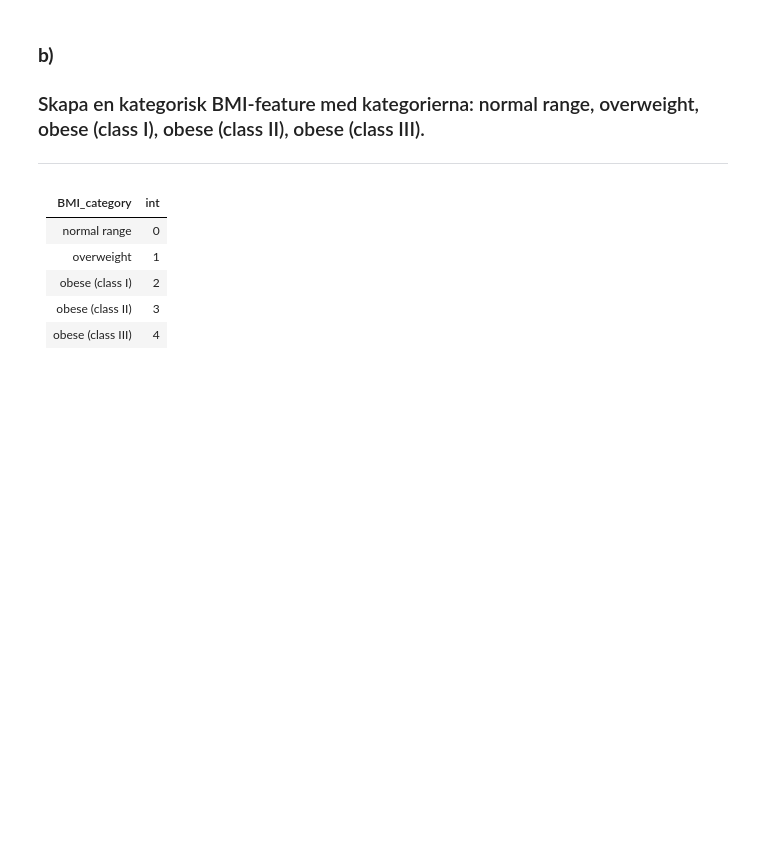
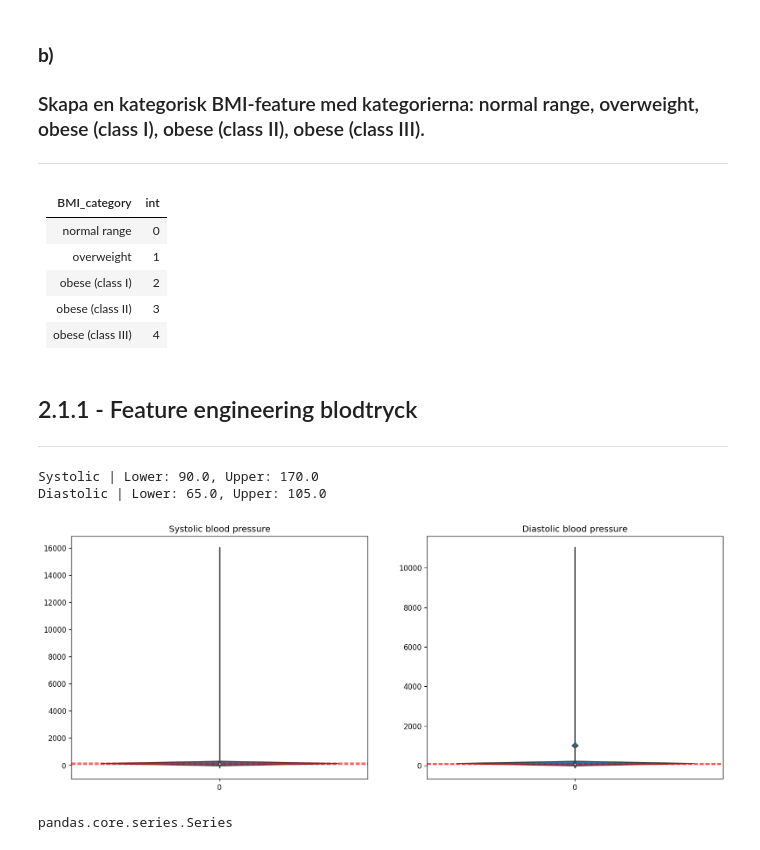
Before and after one commit to Canesp/Machine-learning-Philip-de-Canesie, a Jupyter notebook: Lab/disease_prediction.ipynb, the cells around one changed output. Saved outputs shown, nothing was run; the diff lists cells and outputs as text; code cells hidden in the pictures; blank space fills up the shorter version.

Commit message:
added the plots for 2.1.1 next is to do the text

```diff
--- a/Lab/disease_prediction.ipynb
+++ b/Lab/disease_prediction.ipynb
@@ -155,11 +155,17 @@ df["BMI"] = pd.Series([round((df["weight"][i]) / ((df["height"][i] / 100)**2), 1
 # %%
 sns.violinplot(df["BMI"], linewidth= 1)
 
-q1 = df["BMI"].quantile(0.25)
-q3 = df["BMI"].quantile(0.75)
-iqr = q3 - q1
-lower = q1 - 1.5 * iqr
-upper = q3 + 1.5 * iqr
+def tukey_fences(feature: pd.Series):
+
+    q1 = feature.quantile(0.25)
+    q3 = feature.quantile(0.75)
+    iqr = q3 - q1
+    lower = q1 - 1.5 * iqr
+    upper = q3 + 1.5 * iqr
+
+    return lower, upper
+
+lower, upper = tukey_fences(df["BMI"])
 
 plt.axhline(lower, color= "r", alpha= 0.7, linestyle= "--")
 plt.axhline(upper, color= "r", alpha= 0.7, linestyle= "--")
@@ -239,3 +245,41 @@ df["BMI-category"] = pd.Series([int(BMI_category(float(df["BMI"][i]))) for i in
 |obese (class I) | 2 |
 |obese (class II) | 3 |
 |obese (class III) | 4 |
+# %% [markdown]
+## 2.1.1 - Feature engineering blodtryck
+
+---
+# %%
+# subplots
+fig, axes = plt.subplots(1, 2, figsize= (16, 6), dpi= 120)
+
+# dict with info about plots.
+plot_info = {
+    "Systolic": "ap_hi",
+    "Diastolic": "ap_lo"
+}
+
+# loops through and plots the plots.
+for key, ax in zip(plot_info.keys(), axes.flatten()):
+
+    # draws the plot
+    sns.violinplot(df[plot_info[key]], ax=ax)
+    ax.set_title(f"{key} blood pressure") # sets plots title
+
+    # using the tukey_fences function to get lower and upper.
+    lower, upper = tukey_fences(df[plot_info[key]])
+
+    # draw the upper and lower lines.
+    ax.axhline(lower, color= "r", alpha= 0.7, linestyle= "--")
+    ax.axhline(upper, color= "r", alpha= 0.7, linestyle= "--")
+
+    # prints lower and upper.
+    print(f"{key} | Lower: {lower:.1f}, Upper: {upper:.1f}")
+# %% [output]
+Systolic | Lower: 90.0, Upper: 170.0
+Diastolic | Lower: 65.0, Upper: 105.0
+[figure, added]
+# %%
+type(df["BMI"])
+# %% [output]
+pandas.core.series.Series
```
